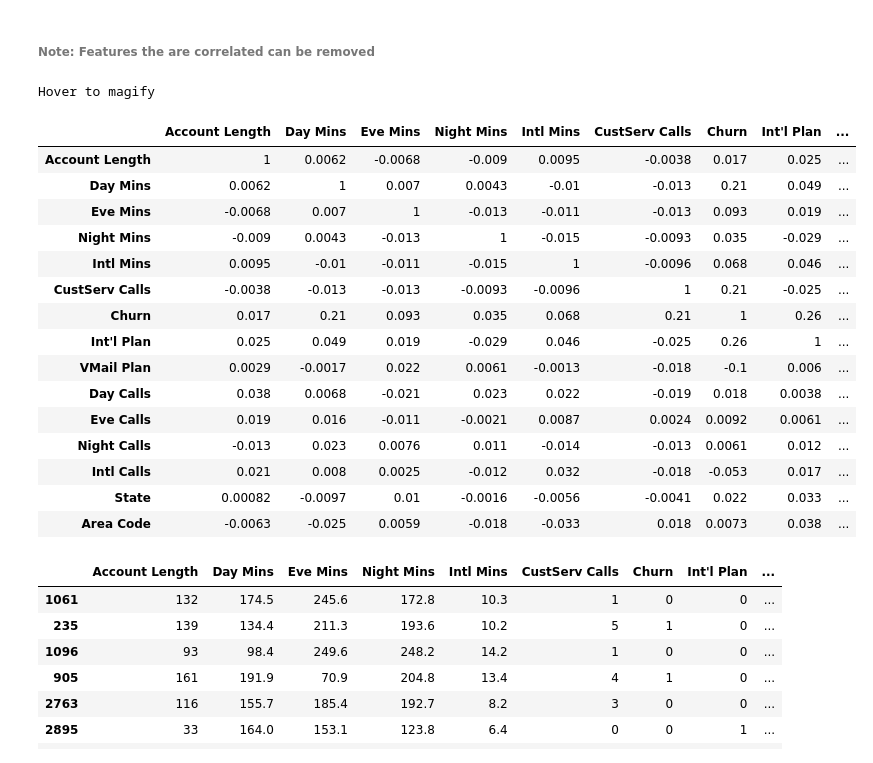
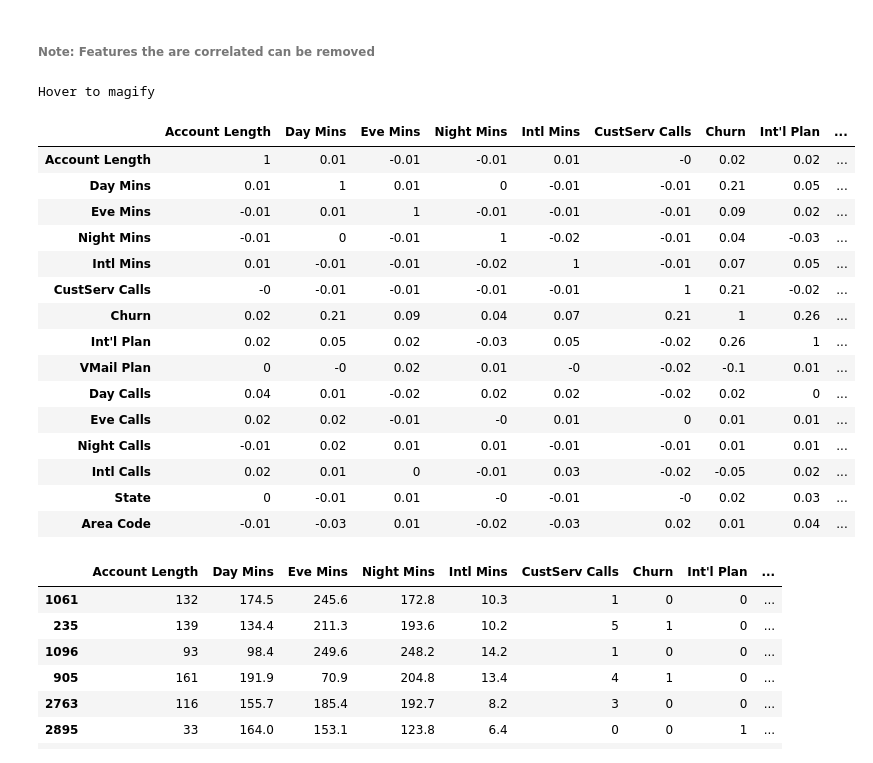
Before and after one commit to failure2communicate/Churn_Prediction, a Jupyter notebook: Churn_prediction.ipynb, the cells around one changed output. Saved outputs shown, nothing was run; the diff lists cells and outputs as text; code cells hidden in the pictures.

```diff
--- a/Churn_prediction.ipynb
+++ b/Churn_prediction.ipynb
@@ -153,33 +171,33 @@ Hover to magify
 # %%
 remove = filter(lambda x: 'Charge' in x, data.columns) + ['VMail Message']
 data_cleaned = data.drop(remove, axis = 1)
 
-corr = data_cleaned.corr()
+corr = data_cleaned.corr().round(decimals = 2)
 cmap = cmap=sns.diverging_palette(5, 250, as_cmap=True)
 
 corr.style.background_gradient(cmap, axis=1)\
     .set_properties(**{'max-width': '80px', 'font-size': '10pt'})\
     .set_caption("Hover to magify")\
     .set_precision(2)\
     .set_table_styles(magnify())
 # %% [output]
 Hover to magify
 |  | Account Length | Day Mins | Eve Mins | Night Mins | Intl Mins | CustServ Calls | Churn | Int'l Plan | ... |
-| Account Length | 1 | 0.0062 | -0.0068 | -0.009 | 0.0095 | -0.0038 | 0.017 | 0.025 | ... |
-| Day Mins | 0.0062 | 1 | 0.007 | 0.0043 | -0.01 | -0.013 | 0.21 | 0.049 | ... |
-| Eve Mins | -0.0068 | 0.007 | 1 | -0.013 | -0.011 | -0.013 | 0.093 | 0.019 | ... |
-| Night Mins | -0.009 | 0.0043 | -0.013 | 1 | -0.015 | -0.0093 | 0.035 | -0.029 | ... |
-| Intl Mins | 0.0095 | -0.01 | -0.011 | -0.015 | 1 | -0.0096 | 0.068 | 0.046 | ... |
-| CustServ Calls | -0.0038 | -0.013 | -0.013 | -0.0093 | -0.0096 | 1 | 0.21 | -0.025 | ... |
-| Churn | 0.017 | 0.21 | 0.093 | 0.035 | 0.068 | 0.21 | 1 | 0.26 | ... |
-| Int'l Plan | 0.025 | 0.049 | 0.019 | -0.029 | 0.046 | -0.025 | 0.26 | 1 | ... |
-| VMail Plan | 0.0029 | -0.0017 | 0.022 | 0.0061 | -0.0013 | -0.018 | -0.1 | 0.006 | ... |
-| Day Calls | 0.038 | 0.0068 | -0.021 | 0.023 | 0.022 | -0.019 | 0.018 | 0.0038 | ... |
-| Eve Calls | 0.019 | 0.016 | -0.011 | -0.0021 | 0.0087 | 0.0024 | 0.0092 | 0.0061 | ... |
-| Night Calls | -0.013 | 0.023 | 0.0076 | 0.011 | -0.014 | -0.013 | 0.0061 | 0.012 | ... |
-| Intl Calls | 0.021 | 0.008 | 0.0025 | -0.012 | 0.032 | -0.018 | -0.053 | 0.017 | ... |
-| State | 0.00082 | -0.0097 | 0.01 | -0.0016 | -0.0056 | -0.0041 | 0.022 | 0.033 | ... |
-| Area Code | -0.0063 | -0.025 | 0.0059 | -0.018 | -0.033 | 0.018 | 0.0073 | 0.038 | ... |
+| Account Length | 1 | 0.01 | -0.01 | -0.01 | 0.01 | -0 | 0.02 | 0.02 | ... |
+| Day Mins | 0.01 | 1 | 0.01 | 0 | -0.01 | -0.01 | 0.21 | 0.05 | ... |
+| Eve Mins | -0.01 | 0.01 | 1 | -0.01 | -0.01 | -0.01 | 0.09 | 0.02 | ... |
+| Night Mins | -0.01 | 0 | -0.01 | 1 | -0.02 | -0.01 | 0.04 | -0.03 | ... |
+| Intl Mins | 0.01 | -0.01 | -0.01 | -0.02 | 1 | -0.01 | 0.07 | 0.05 | ... |
+| CustServ Calls | -0 | -0.01 | -0.01 | -0.01 | -0.01 | 1 | 0.21 | -0.02 | ... |
+| Churn | 0.02 | 0.21 | 0.09 | 0.04 | 0.07 | 0.21 | 1 | 0.26 | ... |
+| Int'l Plan | 0.02 | 0.05 | 0.02 | -0.03 | 0.05 | -0.02 | 0.26 | 1 | ... |
+| VMail Plan | 0 | -0 | 0.02 | 0.01 | -0 | -0.02 | -0.1 | 0.01 | ... |
+| Day Calls | 0.04 | 0.01 | -0.02 | 0.02 | 0.02 | -0.02 | 0.02 | 0 | ... |
+| Eve Calls | 0.02 | 0.02 | -0.01 | -0 | 0.01 | 0 | 0.01 | 0.01 | ... |
+| Night Calls | -0.01 | 0.02 | 0.01 | 0.01 | -0.01 | -0.01 | 0.01 | 0.01 | ... |
+| Intl Calls | 0.02 | 0.01 | 0 | -0.01 | 0.03 | -0.02 | -0.05 | 0.02 | ... |
+| State | 0 | -0.01 | 0.01 | -0 | -0.01 | -0 | 0.02 | 0.03 | ... |
+| Area Code | -0.01 | -0.03 | 0.01 | -0.02 | -0.03 | 0.02 | 0.01 | 0.04 | ... |
 # %%
 # Ad customer ID column
 data_cleaned['ID'] = data_cleaned.index
```
Also changed, not shown: parts of 4 cells of this notebook.
